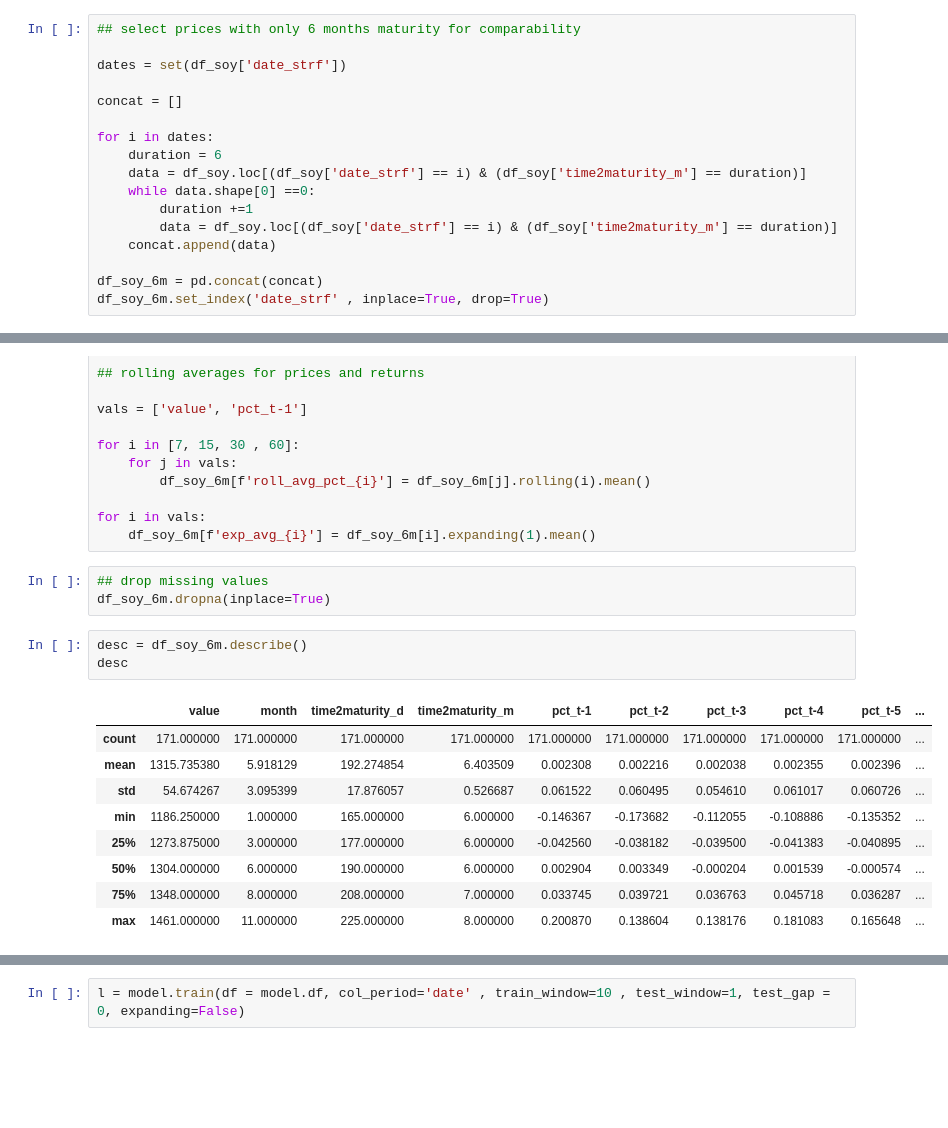
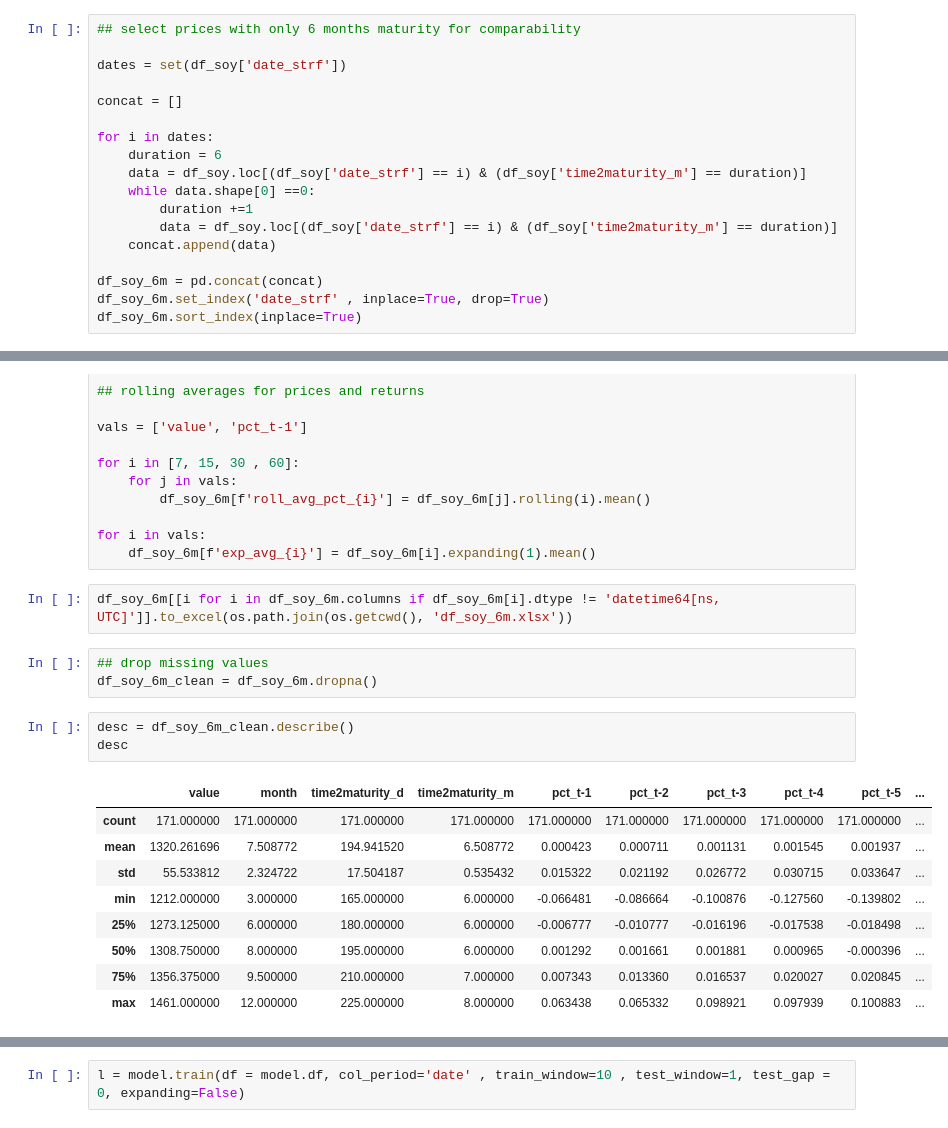
Before and after one commit to kimzwegz/commodity, a Jupyter notebook: commod.ipynb, the cells around one changed output, grey strips where cells are left out. Saved outputs shown, nothing was run; the diff lists cells and outputs as text; blank space fills up the shorter version.

```diff
--- a/commod.ipynb
+++ b/commod.ipynb
@@ -75,6 +76,7 @@ for i in dates:
 
 df_soy_6m = pd.concat(concat)
 df_soy_6m.set_index('date_strf' , inplace=True, drop=True)
+df_soy_6m.sort_index(inplace=True)
 # %% [markdown]
 ### Create Features
 # %%
@@ -93,22 +95,24 @@ for i in [7, 15, 30 , 60]:
 
 for i in vals:
     df_soy_6m[f'exp_avg_{i}'] = df_soy_6m[i].expanding(1).mean()
+# %%
+df_soy_6m[[i for i in df_soy_6m.columns if df_soy_6m[i].dtype != 'datetime64[ns, UTC]']].to_excel(os.path.join(os.getcwd(), 'df_soy_6m.xlsx'))
 # %%
 ## drop missing values
-df_soy_6m.dropna(inplace=True)
+df_soy_6m_clean = df_soy_6m.dropna()
 # %%
-desc = df_soy_6m.describe()
+desc = df_soy_6m_clean.describe()
 desc
 # %% [output]
 |  | value | month | time2maturity_d | time2maturity_m | pct_t-1 | pct_t-2 | pct_t-3 | pct_t-4 | pct_t-5 | ... |
 | count | 171.000000 | 171.000000 | 171.000000 | 171.000000 | 171.000000 | 171.000000 | 171.000000 | 171.000000 | 171.000000 | ... |
-| mean | 1315.735380 | 5.918129 | 192.274854 | 6.403509 | 0.002308 | 0.002216 | 0.002038 | 0.002355 | 0.002396 | ... |
-| std | 54.674267 | 3.095399 | 17.876057 | 0.526687 | 0.061522 | 0.060495 | 0.054610 | 0.061017 | 0.060726 | ... |
-| min | 1186.250000 | 1.000000 | 165.000000 | 6.000000 | -0.146367 | -0.173682 | -0.112055 | -0.108886 | -0.135352 | ... |
-| 25% | 1273.875000 | 3.000000 | 177.000000 | 6.000000 | -0.042560 | -0.038182 | -0.039500 | -0.041383 | -0.040895 | ... |
-| 50% | 1304.000000 | 6.000000 | 190.000000 | 6.000000 | 0.002904 | 0.003349 | -0.000204 | 0.001539 | -0.000574 | ... |
-| 75% | 1348.000000 | 8.000000 | 208.000000 | 7.000000 | 0.033745 | 0.039721 | 0.036763 | 0.045718 | 0.036287 | ... |
-| max | 1461.000000 | 11.000000 | 225.000000 | 8.000000 | 0.200870 | 0.138604 | 0.138176 | 0.181083 | 0.165648 | ... |
+| mean | 1320.261696 | 7.508772 | 194.941520 | 6.508772 | 0.000423 | 0.000711 | 0.001131 | 0.001545 | 0.001937 | ... |
+| std | 55.533812 | 2.324722 | 17.504187 | 0.535432 | 0.015322 | 0.021192 | 0.026772 | 0.030715 | 0.033647 | ... |
+| min | 1212.000000 | 3.000000 | 165.000000 | 6.000000 | -0.066481 | -0.086664 | -0.100876 | -0.127560 | -0.139802 | ... |
+| 25% | 1273.125000 | 6.000000 | 180.000000 | 6.000000 | -0.006777 | -0.010777 | -0.016196 | -0.017538 | -0.018498 | ... |
+| 50% | 1308.750000 | 8.000000 | 195.000000 | 6.000000 | 0.001292 | 0.001661 | 0.001881 | 0.000965 | -0.000396 | ... |
+| 75% | 1356.375000 | 9.500000 | 210.000000 | 7.000000 | 0.007343 | 0.013360 | 0.016537 | 0.020027 | 0.020845 | ... |
+| max | 1461.000000 | 12.000000 | 225.000000 | 8.000000 | 0.063438 | 0.065332 | 0.098921 | 0.097939 | 0.100883 | ... |
 # %%
 def return_tot(df, date, value):
     period_beg = df.date.min()
```
Also changed, not shown: parts of 12 cells of this notebook, 1 other file.
